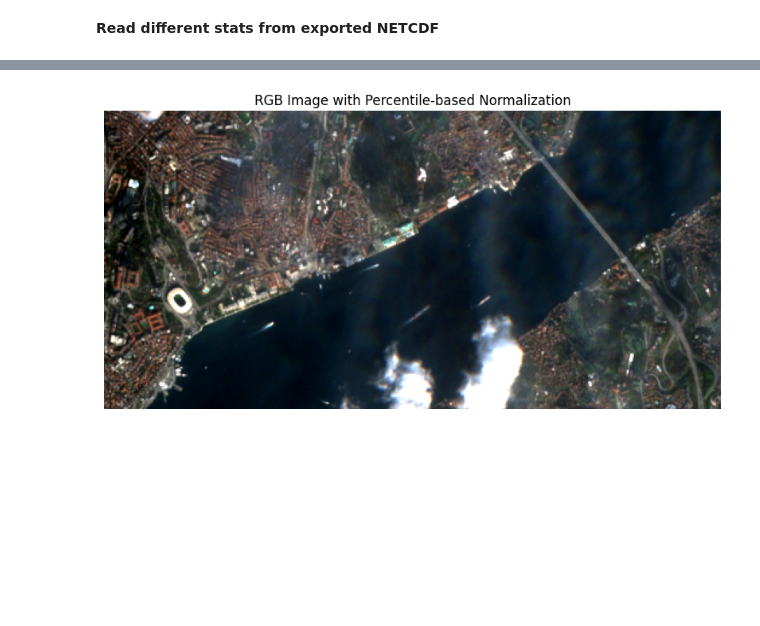
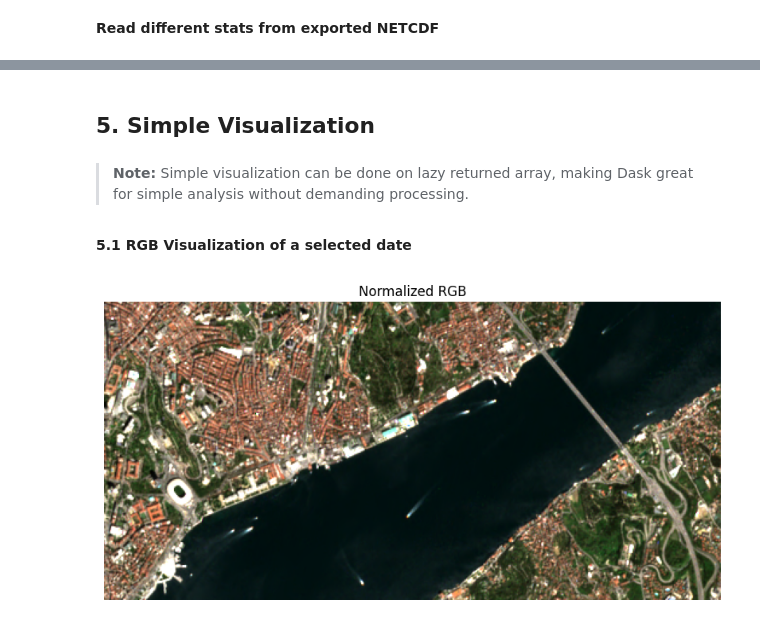
Before and after one commit to BaturalpArisoy/stac2cube, a Jupyter notebook: interactive/get_stac_layers.ipynb, the cells around one changed output, grey strips where cells are left out. Cells and saved outputs as stored; diff of their text form; code cells hidden in the pictures; blank space fills up the shorter version.

```diff
--- a/interactive/get_stac_layers.ipynb
+++ b/interactive/get_stac_layers.ipynb
@@ -37,6 +38,7 @@ clip_raster = False
 cloud_masking = False
 indices = ["ndvi", "ndwi"]
 output = None # Will return lazy, replace with path to export, preferably with DSS container path
+stats = None
 aggregator = None
 topographic_features = None
 animation = False
@@ -66,7 +68,7 @@ polygon = list(bbox)
 stac = get_stac_layers(mission=mission, polygon=polygon, resolution=resolution,
                             daterange=daterange, bands=bands, max_cc=max_cc,
                             clip_raster=clip_raster, cloud_masking=cloud_masking, indices=indices,
-                            output=output, aggregator=aggregator,
+                            output=output, aggregator=aggregator, stats=stats,
                             topographic_features=topographic_features, animation=animation)
 # %% [output]
 <xarray.DataArray 'Spectral_Temporal_Stack' (time: 276, band: 6, y: 247, x: 511)> Size: 2GB
@@ -552,16 +282,29 @@ rgb_image = da_rgb.values.transpose(1, 2, 0)
+# %% [markdown]
+## 5. Simple Visualization
+# %% [markdown]
+> **Note:**
+> Simple visualization can be done on lazy returned array, making Dask great for simple analysis without demanding processing.
+# %% [markdown]
+**5.1 RGB Visualization of a selected date**
 # %%
+time_to_visualize = '2024-04-06'
+bands = ["red", "green", "blue"]
+
+da_time = stac.sel(time=time_to_visualize)
+da_rgb = da_time.sel(band=bands)
+rgb_image = da_rgb.values.transpose(1, 2, 0)
+
+# Remove normalization for composites other than RGB
 p2 = np.percentile(rgb_image, 2)
 p98 = np.percentile(rgb_image, 98)
-
-# Clip and normalize the image
 rgb_clipped = np.clip(rgb_image, p2, p98)
 rgb_normalized = (rgb_clipped - p2) / (p98 - p2)
 
 # Plot the image
 plt.figure(figsize=(10, 5))
 plt.imshow(rgb_normalized)
-plt.title("RGB Image with Percentile-based Normalization")
+plt.title("Normalized RGB")
 plt.axis("off")
 plt.show()
 # %% [output]
-[figure, old version]
+[figure, new version]
```
Also changed, not shown: parts of 31 cells of this notebook, 2 other files.
